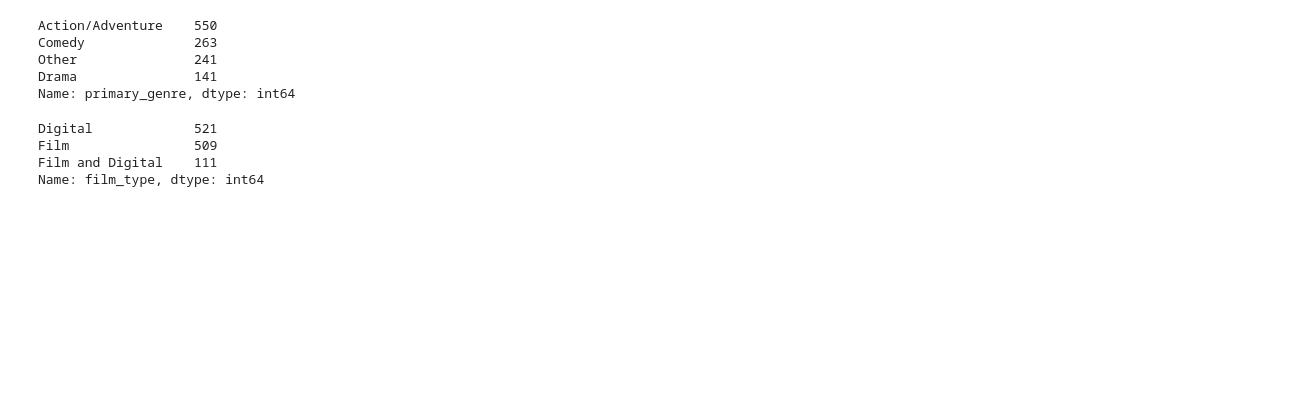
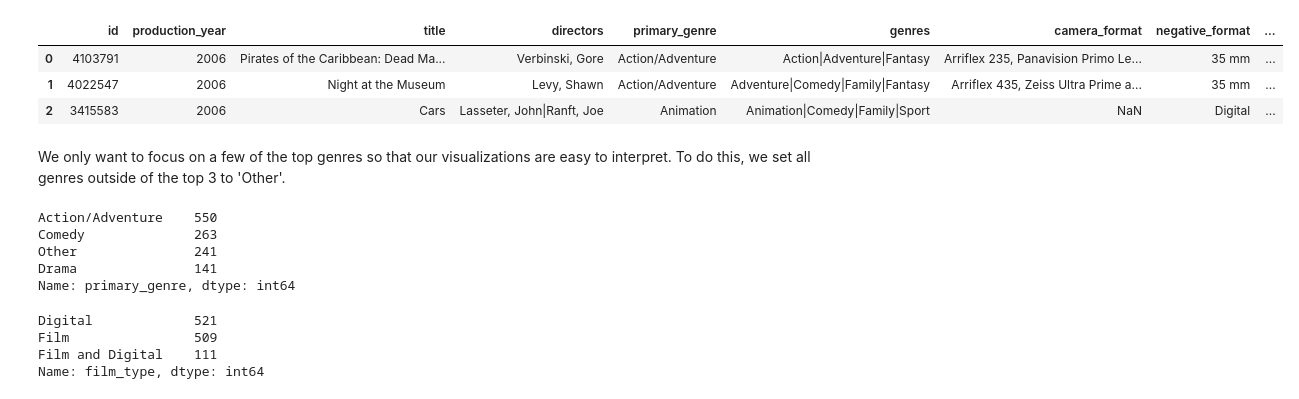
Before and after one commit to fahm1/portfolio, a Jupyter notebook: Movie Analysis/movie_analysis.ipynb, the cells around one changed output. Saved outputs shown, nothing was run; the diff lists cells and outputs as text; code cells hidden in the pictures; blank space fills up the shorter version.

```diff
--- a/Movie Analysis/movie_analysis.ipynb
+++ b/Movie Analysis/movie_analysis.ipynb
@@ -23 +40,10 @@ df
+# %%
+df.head(3)
+# %% [output]
+|  | id | production_year | title | directors | primary_genre | genres | camera_format | negative_format | ... |
+| 0 | 4103791 | 2006 | Pirates of the Caribbean: Dead Ma... | Verbinski, Gore | Action/Adventure | Action|Adventure|Fantasy | Arriflex 235, Panavision Primo Le... | 35 mm | ... |
+| 1 | 4022547 | 2006 | Night at the Museum | Levy, Shawn | Action/Adventure | Adventure|Comedy|Family|Fantasy | Arriflex 435, Zeiss Ultra Prime a... | 35 mm | ... |
+| 2 | 3415583 | 2006 | Cars | Lasseter, John|Ranft, Joe | Animation | Animation|Comedy|Family|Sport | NaN | Digital | ... |
+# %% [markdown]
+We only want to focus on a few of the top genres so that our visualizations are easy to interpret. To do this, we set all genres outside of the top 3 to 'Other'.
 # %%
```
Also changed, not shown: parts of 30 cells of this notebook, 8 other files.
